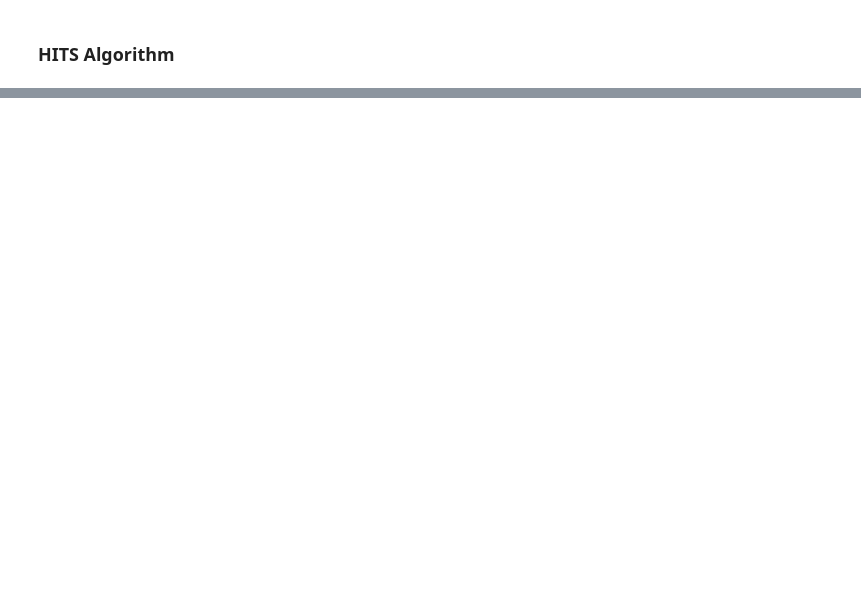
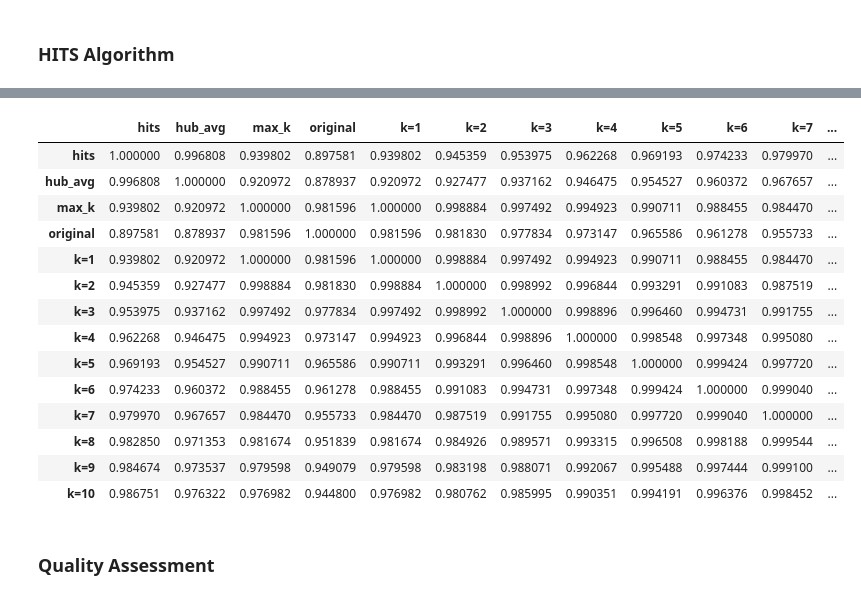
Before and after one commit to AnthonyWu1121/GitHub_Link_Analysis, a Jupyter notebook: algorithms/algo.ipynb, the cells around one changed output, grey strips where cells are left out. Saved outputs shown, nothing was run; the diff lists cells and outputs as text; code cells hidden in the pictures; blank space fills up the shorter version.

```diff
--- a/algorithms/algo.ipynb
+++ b/algorithms/algo.ipynb
@@ -105,0 +441,5 @@ hub_score, authority_score = hits(B)
+# %%
+df = pd.DataFrame()
+for i in range(10):
+    df = pd.concat([df, pd.DataFrame(list(dict_sort(auth_res[i]).items()), columns=[f"user_{i+1}", f"score_{i+1}"])], axis=1)
+df.head(20)
@@ -105,0 +487,30 @@ hub_score, authority_score = hits(B)
+# %%
+df_k_all = pd.DataFrame({f"k={i+1}": auth_res[i] for i in range(10)})
+df_a_all = pd.DataFrame({"hits": hits_a, "hub_avg": hub_avg_a, "max_k": max_k_a, "original": {a: len(B[a]) for a in authorities}})
+df_res = pd.concat([df_a_all, df_k_all], axis=1)
+ranked_df = df_res.rank()
+
+# Calculate Spearman's rank correlation matrix
+corr, _ = spearmanr(ranked_df)
+
+# Convert the correlation matrix to a DataFrame for better readability
+corr_df = pd.DataFrame(corr, index=df_res.columns, columns=df_res.columns)
+display(corr_df)
+# %% [output]
+|  | hits | hub_avg | max_k | original | k=1 | k=2 | k=3 | k=4 | k=5 | k=6 | k=7 | ... |
+| hits | 1.000000 | 0.996808 | 0.939802 | 0.897581 | 0.939802 | 0.945359 | 0.953975 | 0.962268 | 0.969193 | 0.974233 | 0.979970 | ... |
+| hub_avg | 0.996808 | 1.000000 | 0.920972 | 0.878937 | 0.920972 | 0.927477 | 0.937162 | 0.946475 | 0.954527 | 0.960372 | 0.967657 | ... |
+| max_k | 0.939802 | 0.920972 | 1.000000 | 0.981596 | 1.000000 | 0.998884 | 0.997492 | 0.994923 | 0.990711 | 0.988455 | 0.984470 | ... |
+| original | 0.897581 | 0.878937 | 0.981596 | 1.000000 | 0.981596 | 0.981830 | 0.977834 | 0.973147 | 0.965586 | 0.961278 | 0.955733 | ... |
+| k=1 | 0.939802 | 0.920972 | 1.000000 | 0.981596 | 1.000000 | 0.998884 | 0.997492 | 0.994923 | 0.990711 | 0.988455 | 0.984470 | ... |
+| k=2 | 0.945359 | 0.927477 | 0.998884 | 0.981830 | 0.998884 | 1.000000 | 0.998992 | 0.996844 | 0.993291 | 0.991083 | 0.987519 | ... |
+| k=3 | 0.953975 | 0.937162 | 0.997492 | 0.977834 | 0.997492 | 0.998992 | 1.000000 | 0.998896 | 0.996460 | 0.994731 | 0.991755 | ... |
+| k=4 | 0.962268 | 0.946475 | 0.994923 | 0.973147 | 0.994923 | 0.996844 | 0.998896 | 1.000000 | 0.998548 | 0.997348 | 0.995080 | ... |
+| k=5 | 0.969193 | 0.954527 | 0.990711 | 0.965586 | 0.990711 | 0.993291 | 0.996460 | 0.998548 | 1.000000 | 0.999424 | 0.997720 | ... |
+| k=6 | 0.974233 | 0.960372 | 0.988455 | 0.961278 | 0.988455 | 0.991083 | 0.994731 | 0.997348 | 0.999424 | 1.000000 | 0.999040 | ... |
+| k=7 | 0.979970 | 0.967657 | 0.984470 | 0.955733 | 0.984470 | 0.987519 | 0.991755 | 0.995080 | 0.997720 | 0.999040 | 1.000000 | ... |
+| k=8 | 0.982850 | 0.971353 | 0.981674 | 0.951839 | 0.981674 | 0.984926 | 0.989571 | 0.993315 | 0.996508 | 0.998188 | 0.999544 | ... |
+| k=9 | 0.984674 | 0.973537 | 0.979598 | 0.949079 | 0.979598 | 0.983198 | 0.988071 | 0.992067 | 0.995488 | 0.997444 | 0.999100 | ... |
+| k=10 | 0.986751 | 0.976322 | 0.976982 | 0.944800 | 0.976982 | 0.980762 | 0.985995 | 0.990351 | 0.994191 | 0.996376 | 0.998452 | ... |
+# %% [markdown]
+### Quality Assessment
```
Also changed, not shown: parts of 47 cells of this notebook.
